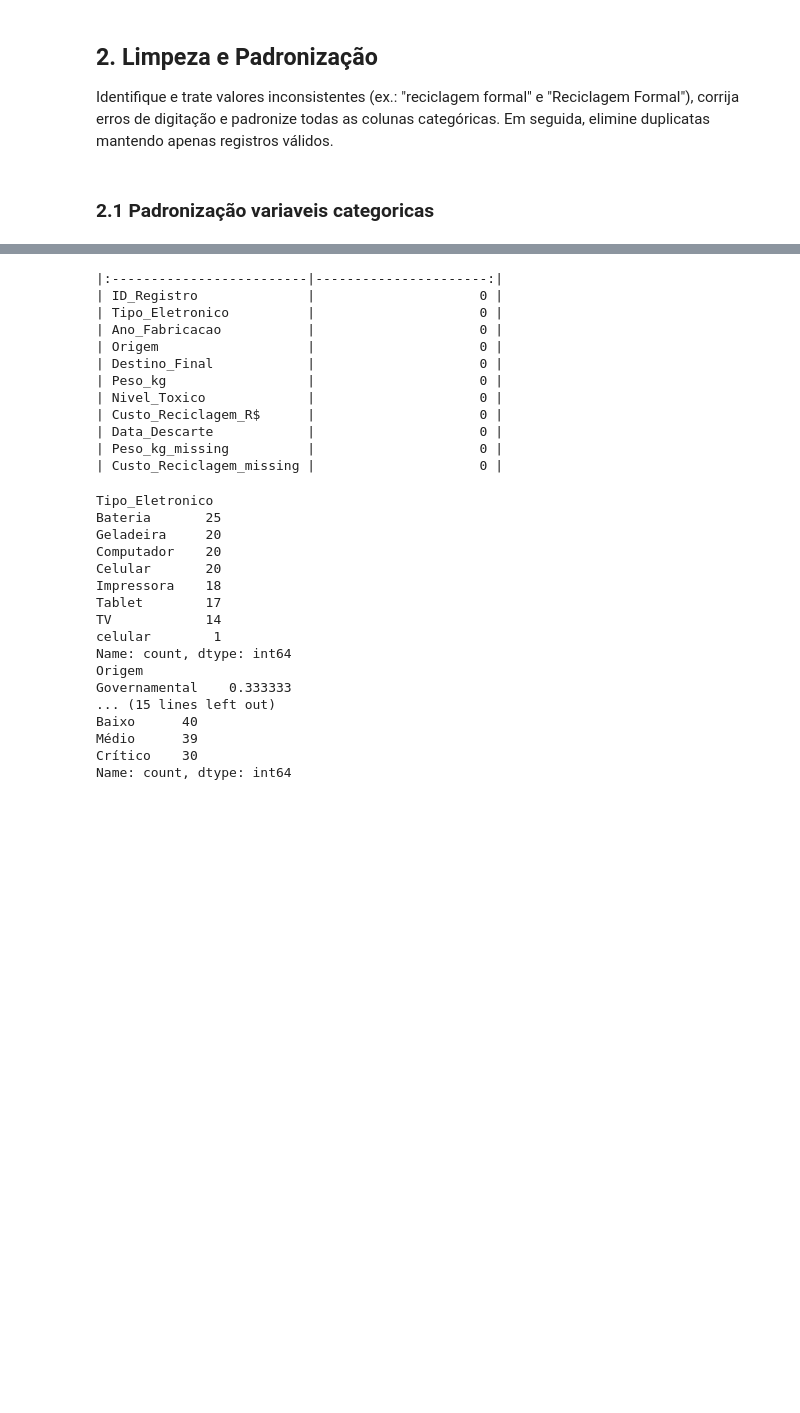
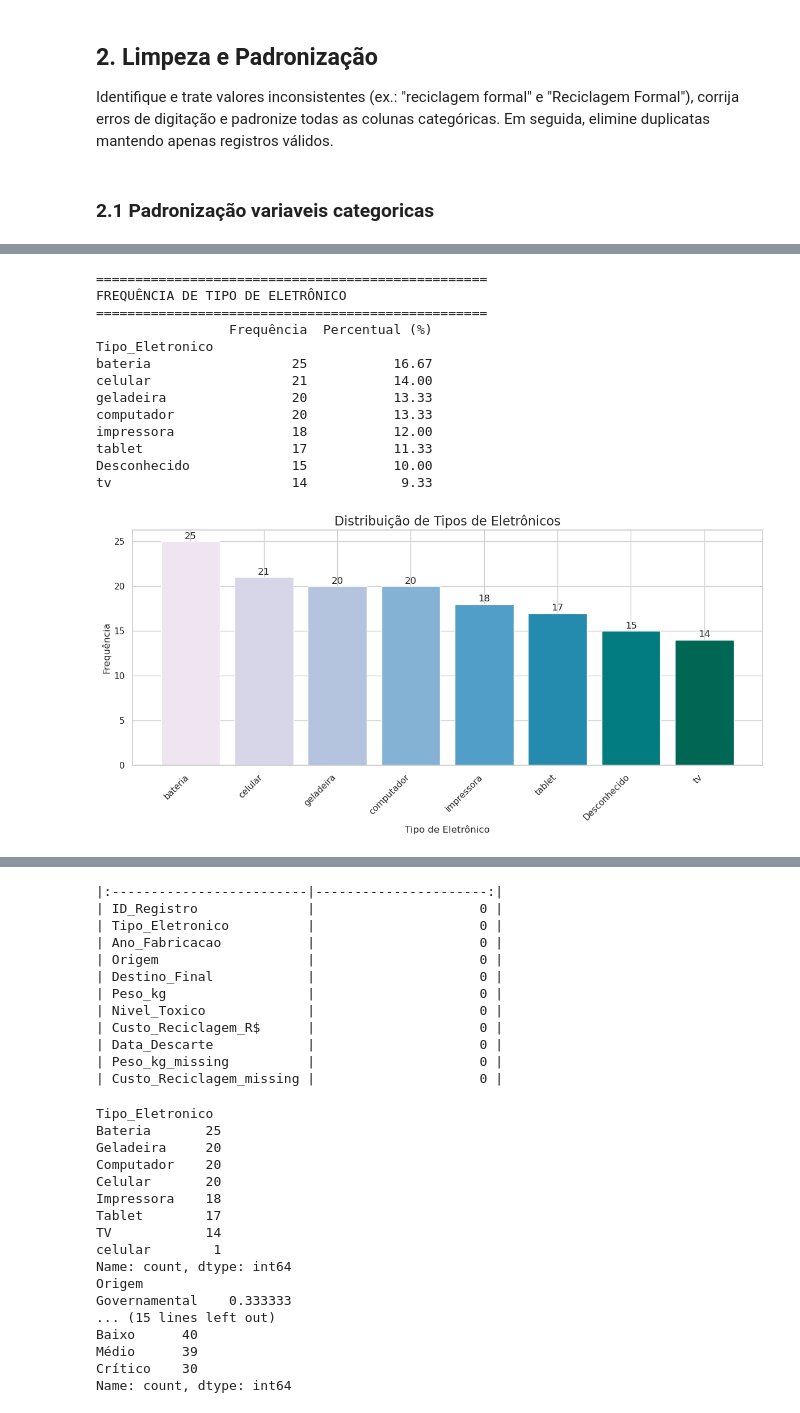
Before and after one commit to albertoakel/I2A2, a Jupyter notebook: notebook/I2A2_TAREFA6_GRUPO26_DRAFT.ipynb, the cells around one changed output, grey strips where cells are left out. Drawn from its saved outputs; the diff is of its cells as text; code cells hidden in the pictures; blank space fills up the shorter version.

```diff
--- a/notebook/I2A2_TAREFA6_GRUPO26_DRAFT.ipynb
+++ b/notebook/I2A2_TAREFA6_GRUPO26_DRAFT.ipynb
@@ -64,8 +64,9 @@ import seaborn as sns
 # Leiura dos dados
 path='/home/akel/PycharmProjects/I2A2/data/raw/'
 file='desafio6_lixo_eletronico.csv'
-df = pd.read_csv(path+file)
-display(df.head())
+dfo = pd.read_csv(path+file)
+dfo = dfo.rename(columns={'Custo_Reciclagem_R$': 'Custo_Reciclagem'})
+display(dfo.head())
 # %% [output]
 |  | ID_Registro | Tipo_Eletronico | Ano_Fabricacao | Origem | Destino_Final | Peso_kg | Nivel_Toxico | ... |
 | 0 | 1 | Impressora | 2006 | Urbana | Aterro Controlado | 30.95 | Alto | ... |
@@ -76,6 +77,7 @@ display(df.head())
 # %% [markdown]
 ### 1.2 Analise exploratoria Parte 1
 # %%
+df=dfo.copy()
 # Informações sobre o shape dos dados
 print("SHAPE DOS DADOS:")
 print(f"Total de linhas: {df.shape[0]}")
@@ -139,6 +141,8 @@ df['Tipo_Eletronico'] = df['Tipo_Eletronico'].str.lower()
 df['Origem'] = df['Origem'].str.lower()
 df['Destino_Final'] = df['Destino_Final'].str.lower()
 df['Nivel_Toxico'] = df['Nivel_Toxico'].str.lower()
+df['Educacao_Ambiental'] = df['Educacao_Ambiental'].str.lower()
+
 
 df['Origem']=df['Origem'].replace({'urbana': 'urbano'})
 
@@ -146,7 +150,7 @@ print(df['Tipo_Eletronico'].unique())
 print(df['Origem'].unique())
 print(df['Destino_Final'].unique())
 print(df['Nivel_Toxico'].unique())
-
+print(df['Educacao_Ambiental'].unique())
 print("Existem duplicatas?", df.duplicated().any())
 # %% [output]
 ['impressora' 'bateria' 'geladeira' 'tv' nan 'computador' 'celular'
@@ -165,0 +236,49 @@ df["Destino_Final"] = df["Destino_Final"].fillna("Desconhecido")
+# %%
+# 1. ANÁLISE DE TIPO_ELETRONICO
+print("=" * 50)
+print("FREQUÊNCIA DE TIPO DE ELETRÔNICO")
+print("=" * 50)
+
+# Tabela de frequência
+freq_tipo = df['Tipo_Eletronico'].value_counts()
+freq_tipo_perc = df['Tipo_Eletronico'].value_counts(normalize=True) * 100
+
+tabela_tipo = pd.DataFrame({
+    'Frequência': freq_tipo,
+    'Percentual (%)': freq_tipo_perc.round(2)
+})
+print(tabela_tipo)
+print("\n")
+
+# Gráfico de barras - Tipo_Eletronico
+plt.figure(figsize=(12, 6))
+bars = plt.bar(freq_tipo.index, freq_tipo.values, color=sns.color_palette("PuBuGn", len(freq_tipo)))
+
+# Adicionar valores nas barras
+for bar in bars:
+    height = bar.get_height()
+    plt.text(bar.get_x() + bar.get_width()/2., height + 0.1,
+             f'{height}', ha='center', va='bottom')
+
+plt.title('Distribuição de Tipos de Eletrônicos', fontsize=16)
+plt.xlabel('Tipo de Eletrônico', fontsize=12)
+plt.ylabel('Frequência', fontsize=12)
+plt.xticks(rotation=45, ha='right')
+#plt.grid(axis='y', alpha=0.0)
+plt.tight_layout()
+plt.show()
+# %% [output]
+==================================================
+FREQUÊNCIA DE TIPO DE ELETRÔNICO
+==================================================
+                 Frequência  Percentual (%)
+Tipo_Eletronico
+bateria                  25           16.67
+celular                  21           14.00
+geladeira                20           13.33
+computador               20           13.33
+impressora               18           12.00
+tablet                   17           11.33
+Desconhecido             15           10.00
+tv                       14            9.33
+[figure, added]
```
Also changed, not shown: parts of 12 cells of this notebook, 3 other files.
